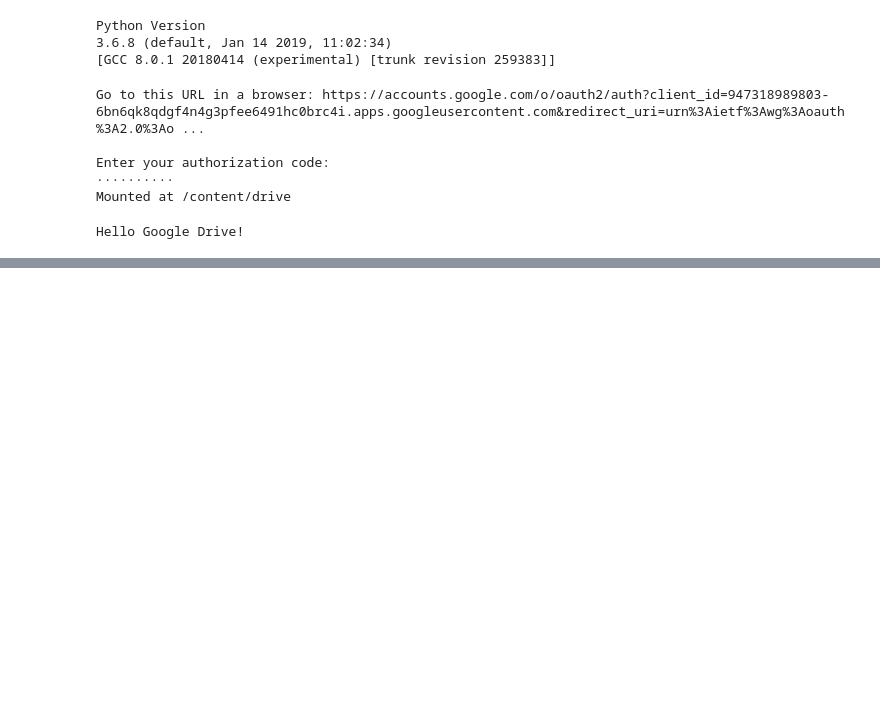
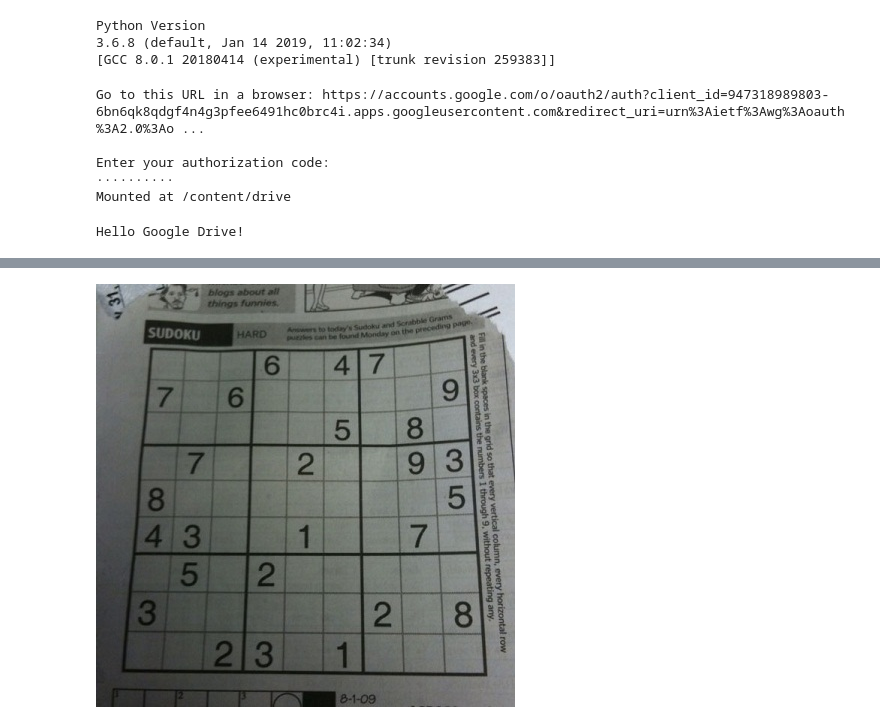
Before and after one commit to yuhyerin/AI, a Jupyter notebook: 1일차.ipynb, the cells around one changed output, grey strips where cells are left out. Drawn from its saved outputs; the diff is of its cells as text; code cells hidden in the pictures; blank space fills up the shorter version.

```diff
--- a/1일차.ipynb
+++ b/1일차.ipynb
@@ -28,0 +55,5 @@ Hello Google Drive!
+# %%
+img=cv2.imread('/content/drive/My Drive/images/Thresholding_example.jpg')
+cv2_imshow(img)
+# %% [output]
+[figure, added]
```
Also changed, not shown: parts of 22 cells of this notebook.
